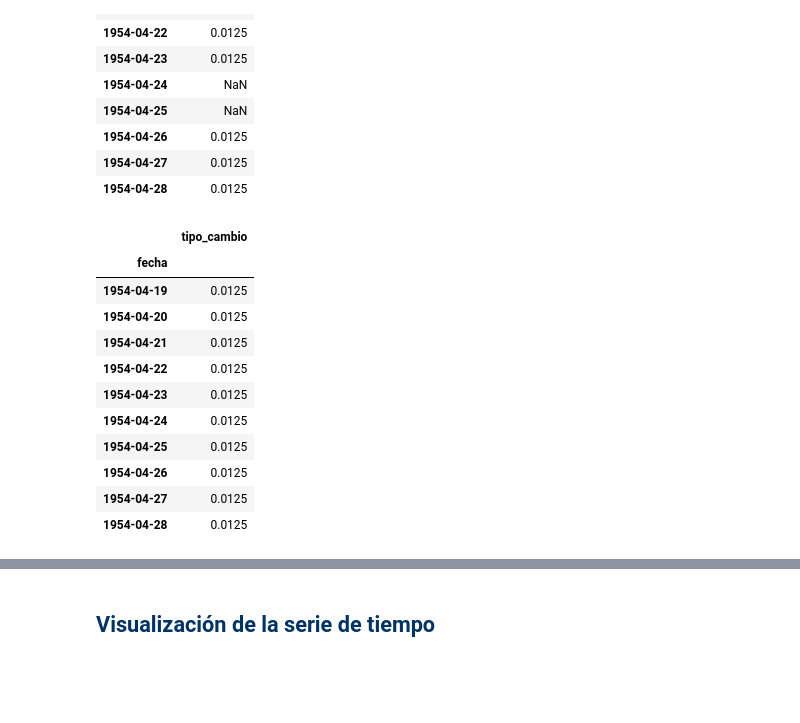
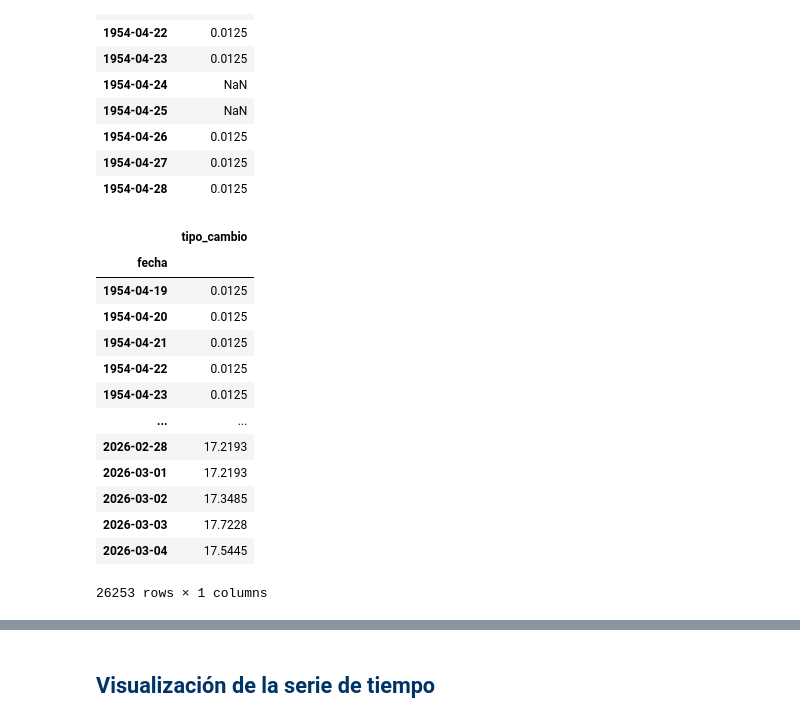
Before and after one commit to Moni-Ib/Examen1_ModelosNoLineales, a Jupyter notebook: Sarimax_7.ipynb, the cells around one changed output, grey strips where cells are left out. Drawn from its saved outputs; the diff is of its cells as text; code cells hidden in the pictures; blank space fills up the shorter version.

```diff
--- a/Sarimax_7.ipynb
+++ b/Sarimax_7.ipynb
@@ -122,17 +129,19 @@ df_daily.head(10)
 | 1954-04-28 | 0.0125 |
 # %%
 df_daily['tipo_cambio'] = df_daily['tipo_cambio'].ffill()
-df_daily.head(10)
+df_daily
 # %% [output]
 |  | tipo_cambio |
 | fecha |  |
 | 1954-04-19 | 0.0125 |
 | 1954-04-20 | 0.0125 |
 | 1954-04-21 | 0.0125 |
 | 1954-04-22 | 0.0125 |
 | 1954-04-23 | 0.0125 |
-| 1954-04-24 | 0.0125 |
-| 1954-04-25 | 0.0125 |
-| 1954-04-26 | 0.0125 |
-| 1954-04-27 | 0.0125 |
-| 1954-04-28 | 0.0125 |
+| ... | ... |
+| 2026-02-28 | 17.2193 |
+| 2026-03-01 | 17.2193 |
+| 2026-03-02 | 17.3485 |
+| 2026-03-03 | 17.7228 |
+| 2026-03-04 | 17.5445 |
+26253 rows × 1 columns
```
Also changed, not shown: parts of 25 cells of this notebook, 2 other files.
